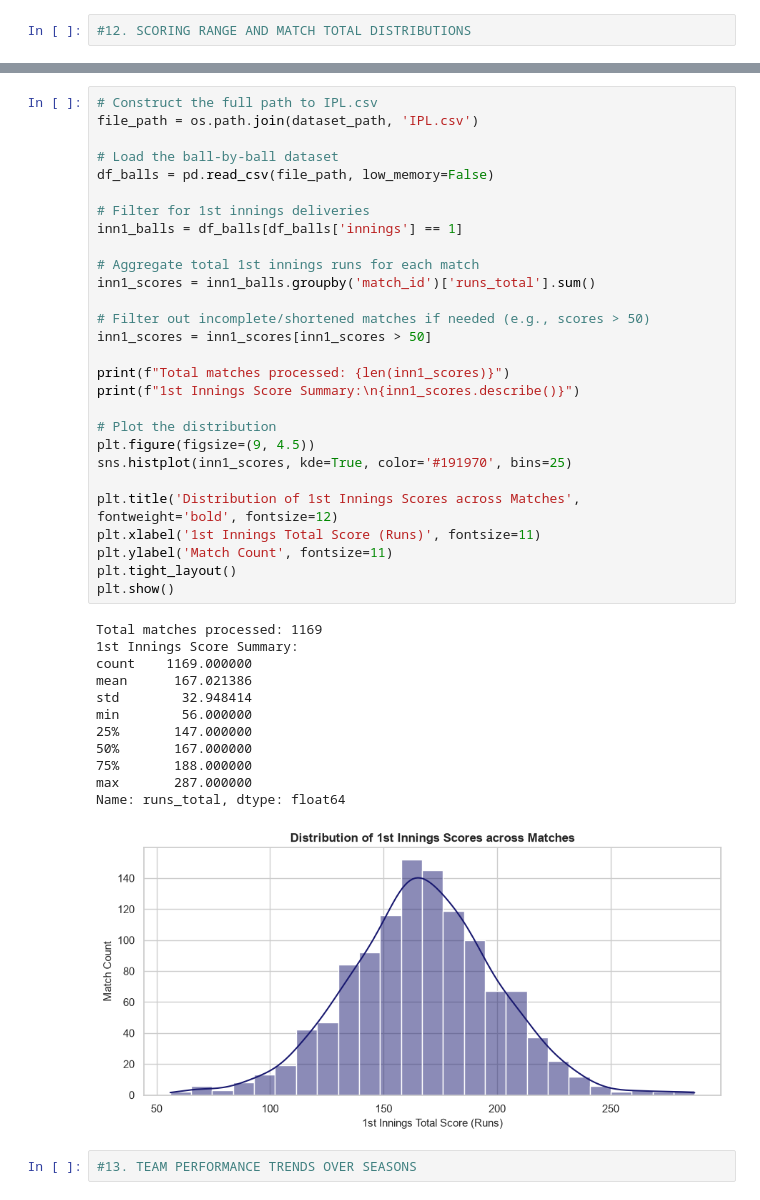
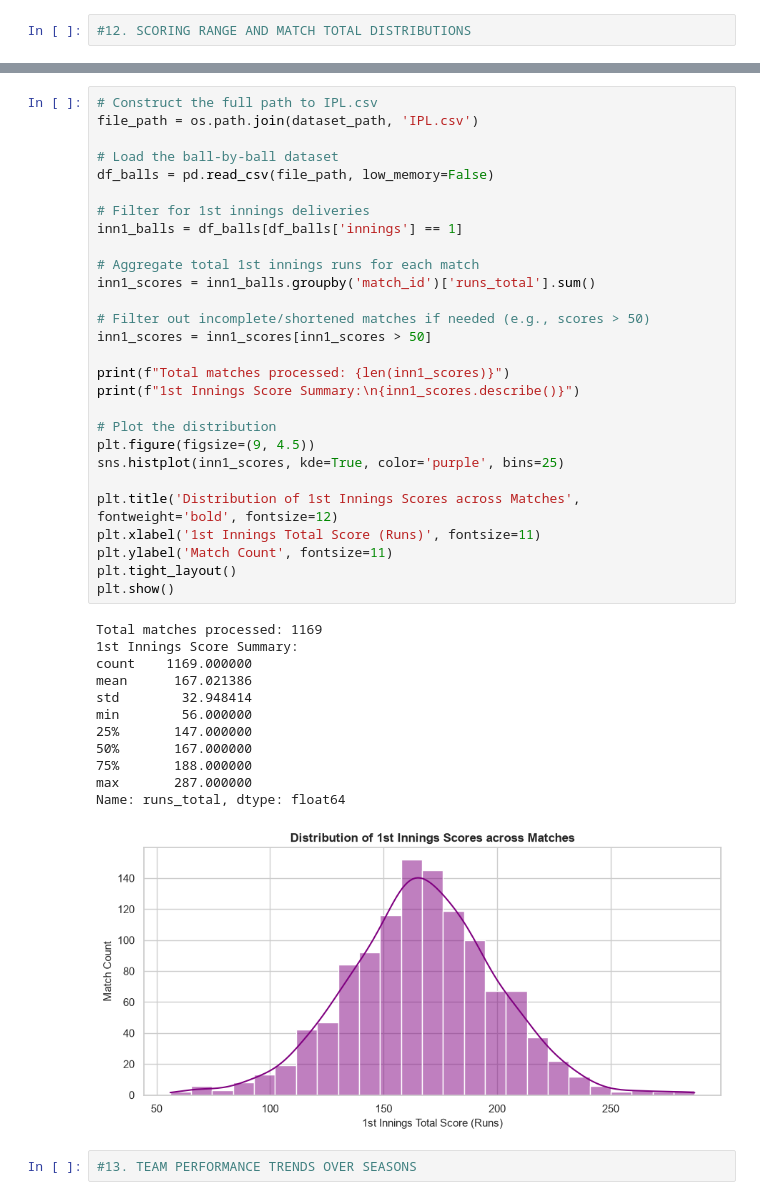
Before and after one commit to SatyabrataIISERM/ds_first_git_group_5, a Jupyter notebook: Match Analysis (MS23238).ipynb, the cells around one changed output, grey strips where cells are left out. Saved outputs shown, nothing was run; the diff lists cells and outputs as text.

```diff
--- a/Match Analysis (MS23238).ipynb
+++ b/Match Analysis (MS23238).ipynb
@@ -642,35 +745,35 @@ inn1_balls = df_balls[df_balls['innings'] == 1]
 
 # Aggregate total 1st innings runs for each match
 inn1_scores = inn1_balls.groupby('match_id')['runs_total'].sum()
 
 # Filter out incomplete/shortened matches if needed (e.g., scores > 50)
 inn1_scores = inn1_scores[inn1_scores > 50]
 
 print(f"Total matches processed: {len(inn1_scores)}")
 print(f"1st Innings Score Summary:\n{inn1_scores.describe()}")
 
 # Plot the distribution
 plt.figure(figsize=(9, 4.5))
-sns.histplot(inn1_scores, kde=True, color='#191970', bins=25)
+sns.histplot(inn1_scores, kde=True, color='purple', bins=25)
 
 plt.title('Distribution of 1st Innings Scores across Matches', fontweight='bold', fontsize=12)
 plt.xlabel('1st Innings Total Score (Runs)', fontsize=11)
 plt.ylabel('Match Count', fontsize=11)
 plt.tight_layout()
 plt.show()
 # %% [output]
 Total matches processed: 1169
 1st Innings Score Summary:
 count    1169.000000
 mean      167.021386
 std        32.948414
 min        56.000000
 25%       147.000000
 50%       167.000000
 75%       188.000000
 max       287.000000
 Name: runs_total, dtype: float64
-[figure, old version]
+[figure, new version]
 # %%
 #13. TEAM PERFORMANCE TRENDS OVER SEASONS
 # %%
```
Also changed, not shown: parts of 15 cells of this notebook, 1 other file.
